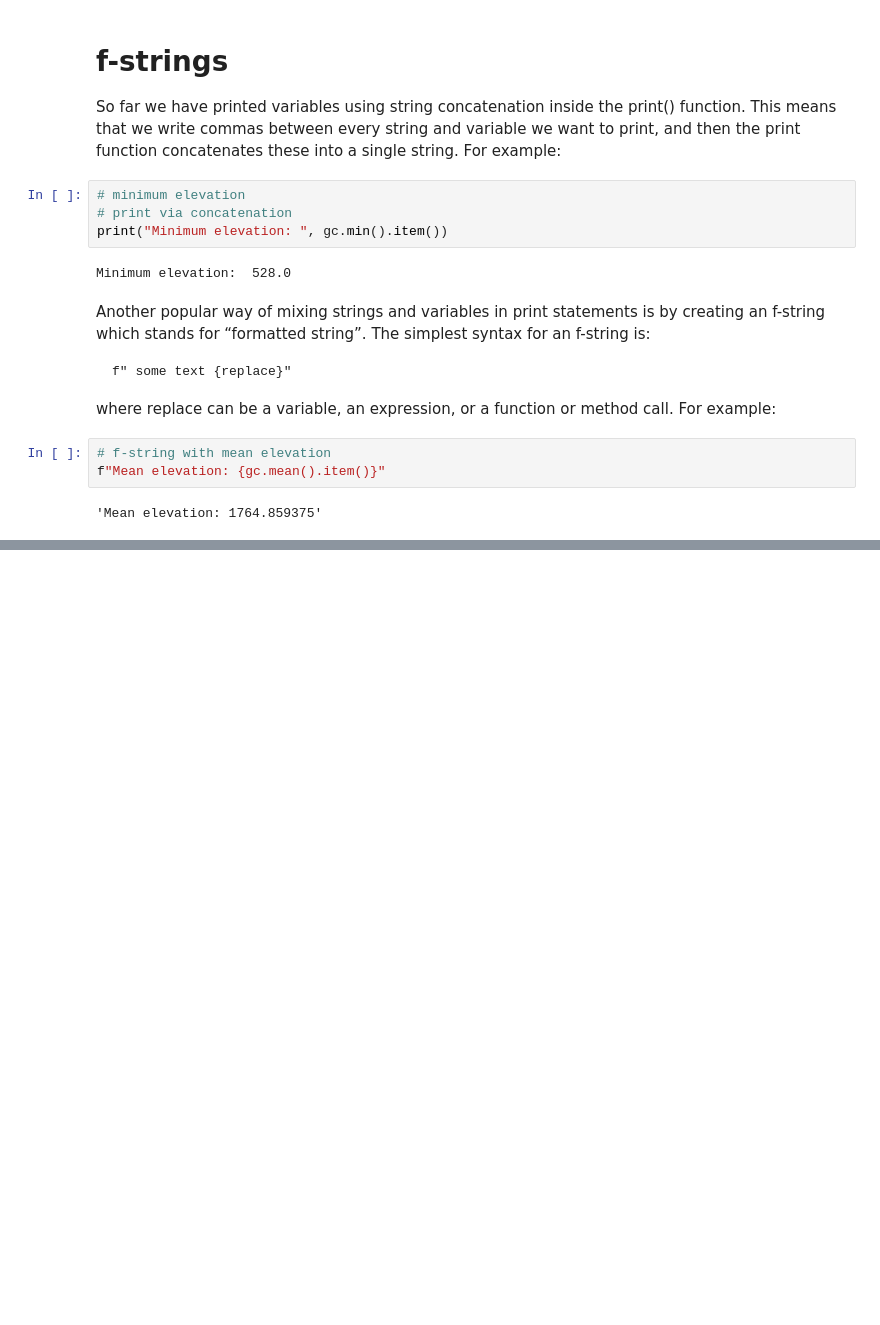
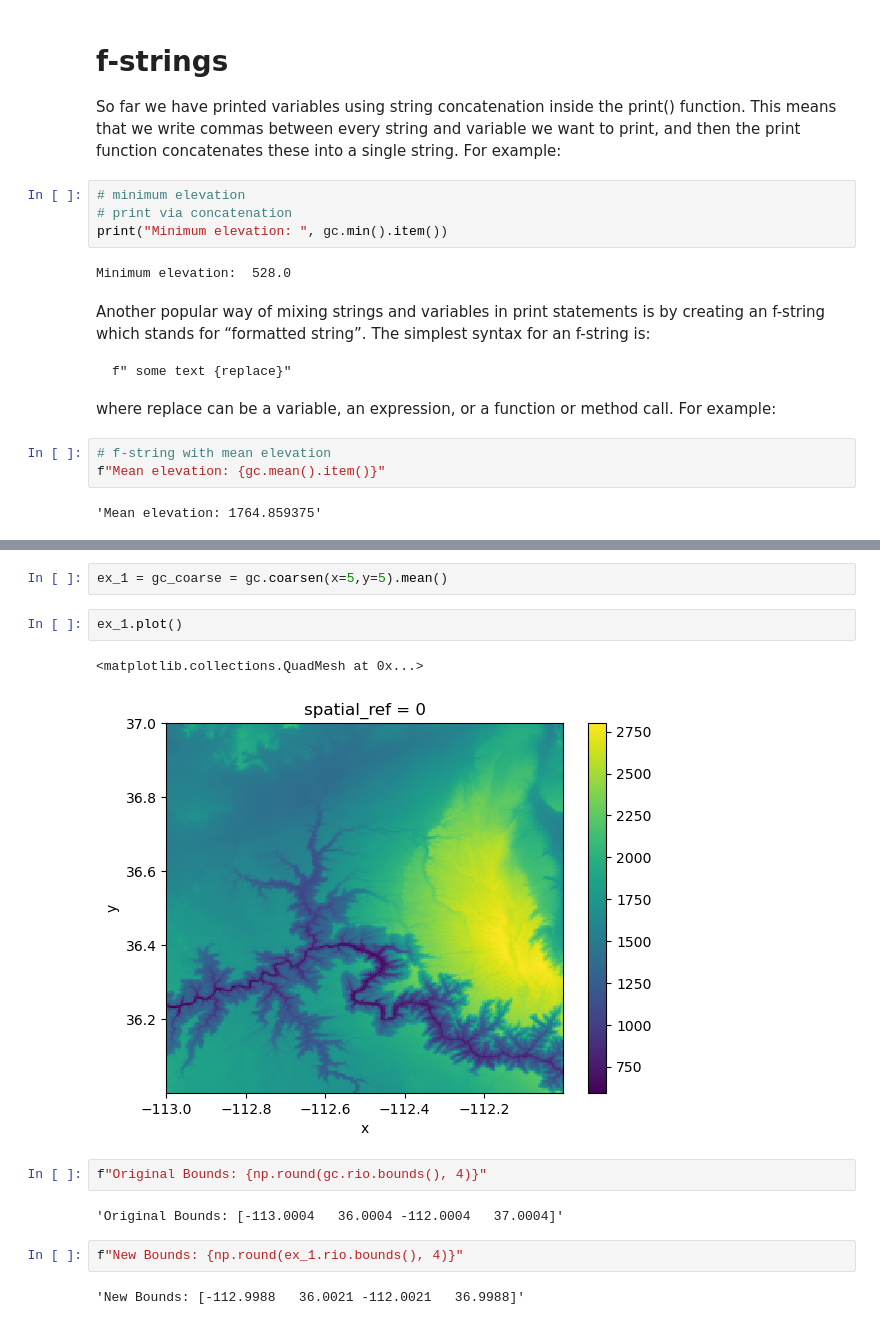
Before and after one commit to hmchilders/EDS220_week7, a Jupyter notebook: Raster_manipulation.ipynb, the cells around one changed output, grey strips where cells are left out. Saved outputs shown, nothing was run; the diff lists cells and outputs as text; blank space fills up the shorter version.

```diff
--- a/Raster_manipulation.ipynb
+++ b/Raster_manipulation.ipynb
@@ -129,0 +196,15 @@ f"Mean elevation: {gc.mean().item()}"
+# %%
+ex_1 = gc_coarse = gc.coarsen(x=5,y=5).mean()
+# %%
+ex_1.plot()
+# %% [output]
+<matplotlib.collections.QuadMesh at 0x...>
+[figure, added]
+# %%
+f"Original Bounds: {np.round(gc.rio.bounds(), 4)}"
+# %% [output]
+'Original Bounds: [-113.0004   36.0004 -112.0004   37.0004]'
+# %%
+f"New Bounds: {np.round(ex_1.rio.bounds(), 4)}"
+# %% [output]
+'New Bounds: [-112.9988   36.0021 -112.0021   36.9988]'
```
Also changed, not shown: parts of 9 cells of this notebook.
